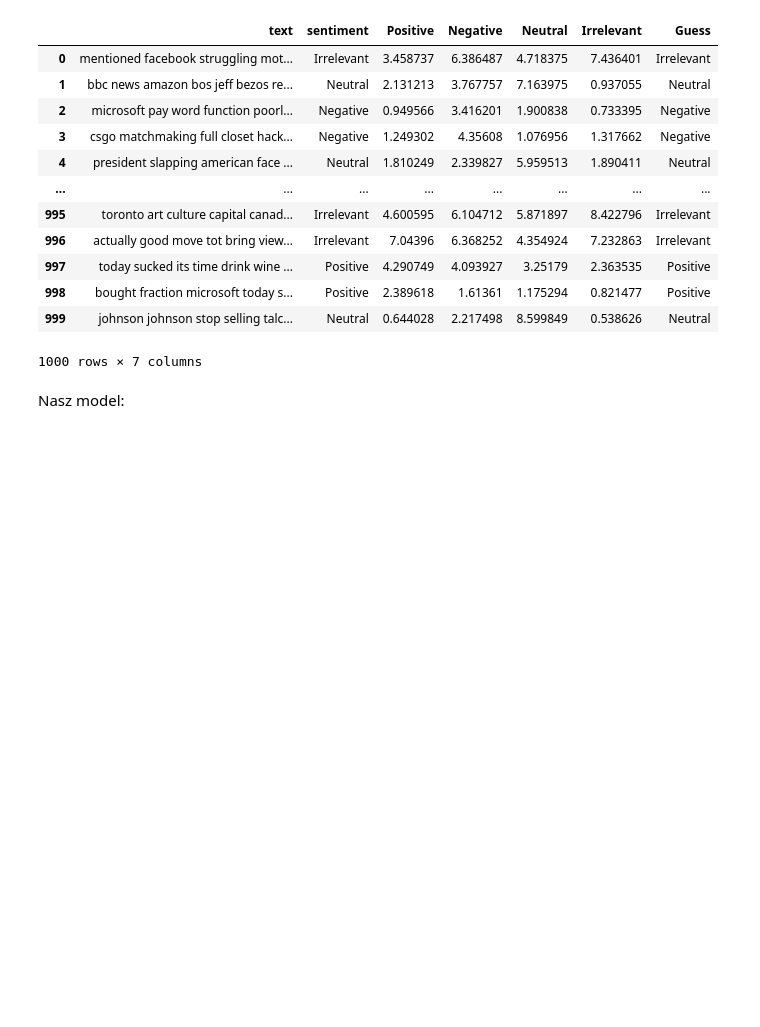
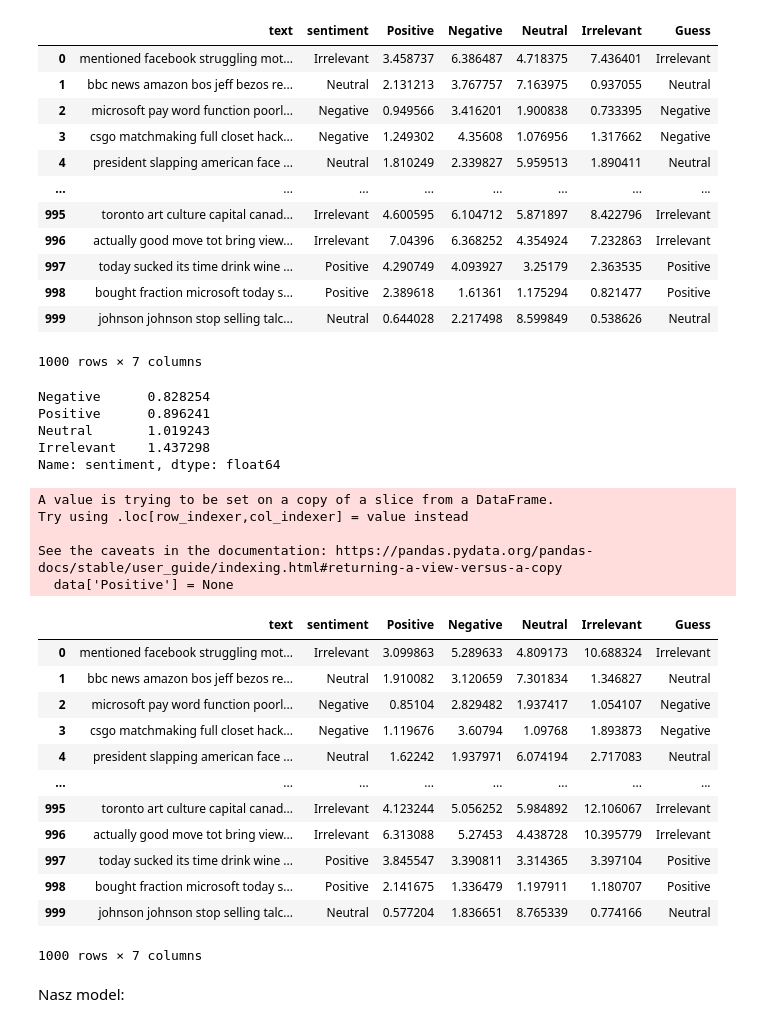
Before and after one commit to Pshemeqq18/Modelowanie_w_data_mining, a Jupyter notebook: 3 Projekt/SentimentAnalysis.ipynb, the cells around one changed output. Cells and saved outputs as stored; diff of their text form; code cells hidden in the pictures; blank space fills up the shorter version.

Commit message:
Even better handmade naive bayes algorithm

```diff
--- a/3 Projekt/SentimentAnalysis.ipynb
+++ b/3 Projekt/SentimentAnalysis.ipynb
@@ -86,7 +86,7 @@ def NaiveBayesSentimentTrain(data):
         propabilities[x] = {"Positive":count[x]['Positive']/count[x]['Total'], "Negative":count[x]['Negative']/count[x]['Total'],"Neutral":count[x]['Neutral']/count[x]['Total'],"Irrelevant":count[x]['Irrelevant']/count[x]['Total']}
     return propabilities
 # %%
-def NaiveBayesSentimentTest(data, train_data):
+def NaiveBayesSentimentTest(data, train_data, weights = {"Positive":1, "Negative":1,"Neutral":1,"Irrelevant":1}):
     data = data[['text', 'sentiment']]
     data['Positive'] = None
     data['Negative'] = None
@@ -100,10 +100,10 @@ def NaiveBayesSentimentTest(data, train_data):
         x['Irrelevant'] = 0
         for word in x['text'].split(" "):
             if word in train_data.keys():
-                x['Positive'] += train_data[word]['Positive']
-                x['Negative'] += train_data[word]['Negative']
-                x['Neutral'] += train_data[word]['Neutral']
-                x['Irrelevant'] += train_data[word]['Irrelevant']
+                x['Positive'] += train_data[word]['Positive']*weights['Positive']
+                x['Negative'] += train_data[word]['Negative']*weights['Negative']
+                x['Neutral'] += train_data[word]['Neutral']*weights['Neutral']
+                x['Irrelevant'] += train_data[word]['Irrelevant']*weights['Irrelevant']
         highest_value = max([x['Positive'], x['Negative'], x['Neutral'], x['Irrelevant']])
         if x['Positive'] >= highest_value:
             x['Guess'] = 'Positive'
@@ -138,6 +138,38 @@ See the caveats in the documentation: https://pandas.pydata.org/pandas-docs/stab
 | 998 | bought fraction microsoft today s... | Positive | 2.389618 | 1.61361 | 1.175294 | 0.821477 | Positive |
 | 999 | johnson johnson stop selling talc... | Neutral | 0.644028 | 2.217498 | 8.599849 | 0.538626 | Neutral |
 1000 rows × 7 columns
+# %%
+weights = train_tweets['sentiment'].value_counts()/len(train_tweets)*4
+weights = 1/weights
+weights
+# %% [output]
+Negative      0.828254
+Positive      0.896241
+Neutral       1.019243
+Irrelevant    1.437298
+Name: sentiment, dtype: float64
+# %%
+test_results_with_weights = NaiveBayesSentimentTest(test_tweets, train_data, {"Positive":weights['Positive'], "Negative":weights['Negative'],"Neutral":weights['Neutral'],"Irrelevant":weights['Irrelevant']})
+test_results_with_weights
+# %% [output]
+A value is trying to be set on a copy of a slice from a DataFrame.
+Try using .loc[row_indexer,col_indexer] = value instead
+
+See the caveats in the documentation: https://pandas.pydata.org/pandas-docs/stable/user_guide/indexing.html#returning-a-view-versus-a-copy
+  data['Positive'] = None
+|  | text | sentiment | Positive | Negative | Neutral | Irrelevant | Guess |
+| 0 | mentioned facebook struggling mot... | Irrelevant | 3.099863 | 5.289633 | 4.809173 | 10.688324 | Irrelevant |
+| 1 | bbc news amazon bos jeff bezos re... | Neutral | 1.910082 | 3.120659 | 7.301834 | 1.346827 | Neutral |
+| 2 | microsoft pay word function poorl... | Negative | 0.85104 | 2.829482 | 1.937417 | 1.054107 | Negative |
+| 3 | csgo matchmaking full closet hack... | Negative | 1.119676 | 3.60794 | 1.09768 | 1.893873 | Negative |
+| 4 | president slapping american face ... | Neutral | 1.62242 | 1.937971 | 6.074194 | 2.717083 | Neutral |
+| ... | ... | ... | ... | ... | ... | ... | ... |
+| 995 | toronto art culture capital canad... | Irrelevant | 4.123244 | 5.056252 | 5.984892 | 12.106067 | Irrelevant |
+| 996 | actually good move tot bring view... | Irrelevant | 6.313088 | 5.27453 | 4.438728 | 10.395779 | Irrelevant |
+| 997 | today sucked its time drink wine ... | Positive | 3.845547 | 3.390811 | 3.314365 | 3.397104 | Positive |
+| 998 | bought fraction microsoft today s... | Positive | 2.141675 | 1.336479 | 1.197911 | 1.180707 | Positive |
+| 999 | johnson johnson stop selling talc... | Neutral | 0.577204 | 1.836651 | 8.765339 | 0.774166 | Neutral |
+1000 rows × 7 columns
 # %% [markdown]
 Nasz model:
 # %%
```
Also changed, not shown: parts of 3 cells of this notebook.
